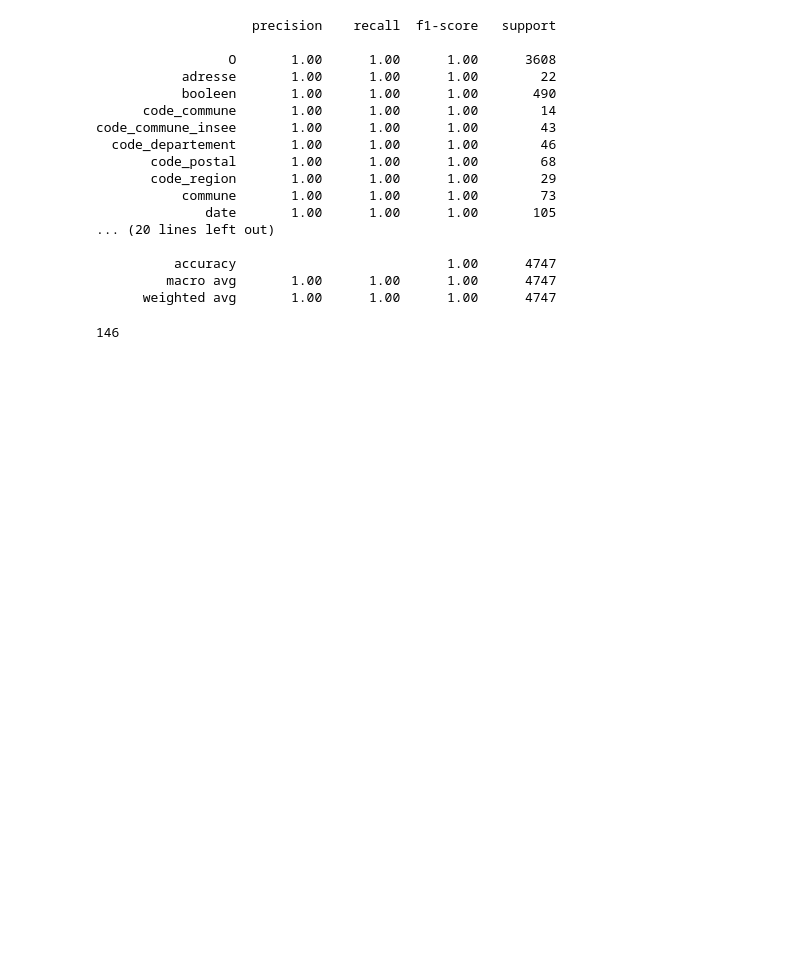
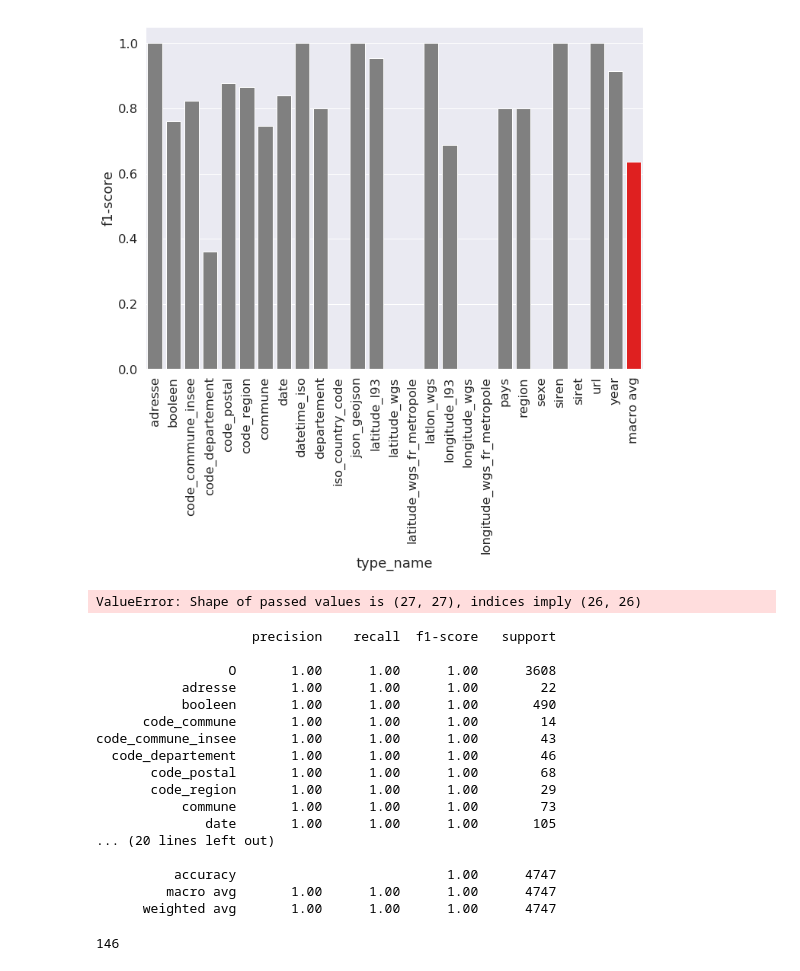
Before and after one commit to etalab/csv_detective_api, a Jupyter notebook: doc/evaluation_csv_api.ipynb, the cells around one changed output. Cells and saved outputs as stored; diff of their text form; code cells hidden in the pictures; blank space fills up the shorter version.

Commit message:
added evaluation graphs script

```diff
--- a/doc/evaluation_csv_api.ipynb
+++ b/doc/evaluation_csv_api.ipynb
@@ -5,2 +18,19 @@ import numpy as np
+# %%
+metrics = ['accuracy', 'weighted avg', 'O']
+
+def print_confusion_matrix(confusion_matrix, class_names, figsize = (10,10), fontsize=14):
+    df_cm = pd.DataFrame(
+        confusion_matrix, index=class_names, columns=class_names,
+    )
+    fig = plt.figure(figsize=figsize)
+    try:
+        heatmap = sns.heatmap(df_cm, annot=True, fmt="d", annot_kws={"size": 10})
+    except ValueError:
+        raise ValueError("Confusion matrix values must be integers.")
+    heatmap.yaxis.set_ticklabels(heatmap.yaxis.get_ticklabels(), rotation=0, ha='right', fontsize=fontsize)
+    heatmap.xaxis.set_ticklabels(heatmap.xaxis.get_ticklabels(), rotation=45, ha='right', fontsize=fontsize)
+    plt.ylabel('True label')
+    plt.xlabel('Predicted label')
+    return fig
 # %%
-df_annotations = pd.read_csv("csv_detective_ml/data/columns_annotation_nonewtypes.csv").iloc[:, 0:5]
+df_annotations = pd.read_csv("../csv_detective_ml/data/columns_annotation_nonewtypes.csv").iloc[:, 0:5]
@@ -28,0 +37,7 @@ print(classification_report(df_annotations.human_detected.fillna("O"), df_annota
+# %%
+# print(classification_report(df_annotations.human_detected.fillna("O"), df_annotations.csv_detected.fillna("O")))
+res_dict = classification_report(df_annotations.human_detected.fillna("O"), df_annotations.csv_detected.fillna("O"), output_dict=True)
+conf_matrix_csv_rb = confusion_matrix(df_annotations.human_detected.fillna("O"), df_annotations.csv_detected.fillna("O"))
+foo = pd.DataFrame(res_dict).transpose()
+classif_df = foo.drop(metrics)
+print(classification_report(df_annotations.human_detected.dropna(), df_annotations.csv_detected.fillna("O")))
@@ -29,3 +62,20 @@ print(classification_report(df_annotations.human_detected.fillna("O"), df_annota
+# %%
+foo = foo[["precision", "recall", "f1-score", "support"]]
+foo["type_name"] = foo.index
+# print(foo)
+# sns.set_palette("colorblind")
+sns.set()
+sns.set(font_scale=1.5)  # crazy big
+pal_bar = ["grey" if "macro" not in f else "red" for f in foo.drop(metrics).index ]
+sns.barplot(x="type_name", y="f1-score", data=foo.drop(metrics), palette=pal_bar)
+plt.xticks(rotation=90)
+plt.savefig("img/rb_f1.png", figsize=(10, 10), dpi=200, transparent=False, bbox_inches="tight")
+# %% [output]
+[figure, added]
+# %%
+print_confusion_matrix(conf_matrix_csv_rb.pop("O"), foo.index.values[1:-3]);
+# %% [output]
+ValueError: Shape of passed values is (27, 27), indices imply (26, 26)
 # %%
 print(classification_report(df_annotations.human_detected.fillna("O"), df_annotations.human_detected.fillna("O")))
 # %% [output]
```
Also changed, not shown: parts of 5 cells of this notebook, 2 other files.
